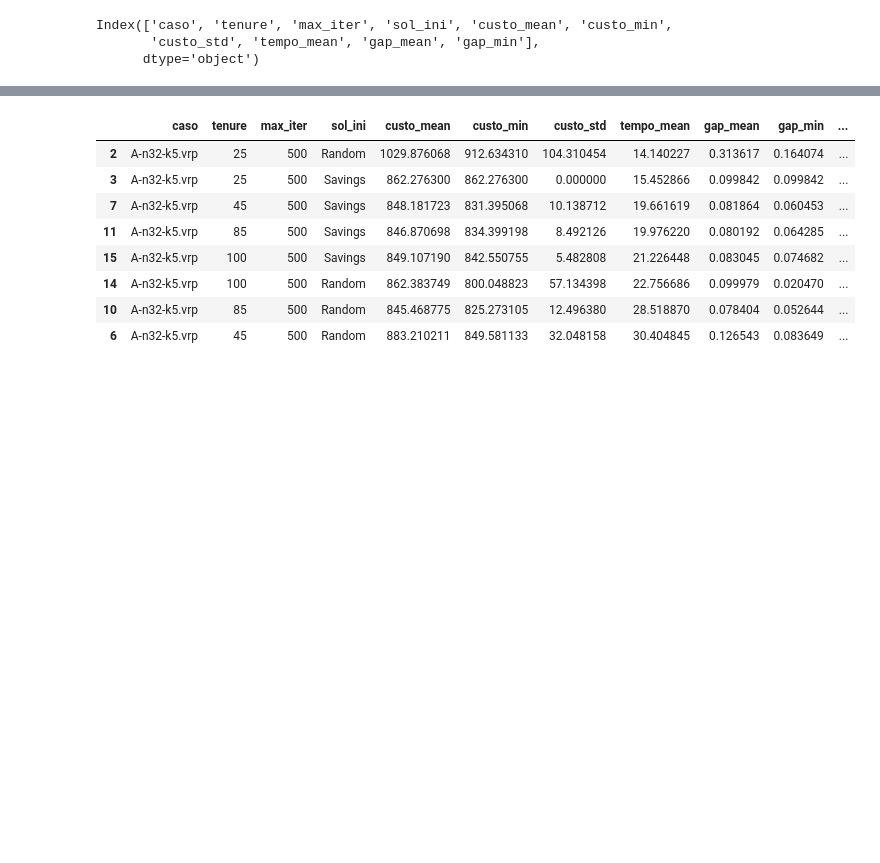
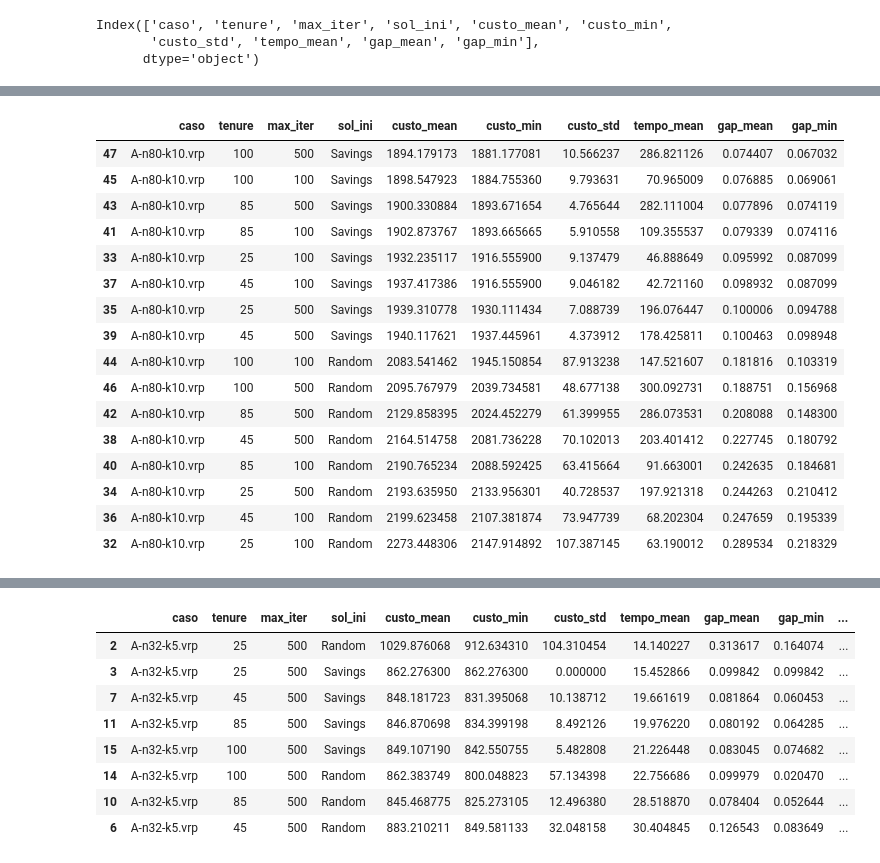
Before and after one commit to AHalic/tabu-search, a Jupyter notebook: log/log2_analysis.ipynb, the cells around one changed output, grey strips where cells are left out. Cells and saved outputs as stored; diff of their text form; code cells hidden in the pictures; blank space fills up the shorter version.

```diff
--- a/log/log2_analysis.ipynb
+++ b/log/log2_analysis.ipynb
@@ -77,0 +185,20 @@ casos_an32k5.sort_values('custo_min')
+# %%
+test_data3.loc[test_data3.caso == "A-n80-k10.vrp"].sort_values('gap_mean')
+# %% [output]
+|  | caso | tenure | max_iter | sol_ini | custo_mean | custo_min | custo_std | tempo_mean | gap_mean | gap_min |
+| 47 | A-n80-k10.vrp | 100 | 500 | Savings | 1894.179173 | 1881.177081 | 10.566237 | 286.821126 | 0.074407 | 0.067032 |
+| 45 | A-n80-k10.vrp | 100 | 100 | Savings | 1898.547923 | 1884.755360 | 9.793631 | 70.965009 | 0.076885 | 0.069061 |
+| 43 | A-n80-k10.vrp | 85 | 500 | Savings | 1900.330884 | 1893.671654 | 4.765644 | 282.111004 | 0.077896 | 0.074119 |
+| 41 | A-n80-k10.vrp | 85 | 100 | Savings | 1902.873767 | 1893.665665 | 5.910558 | 109.355537 | 0.079339 | 0.074116 |
+| 33 | A-n80-k10.vrp | 25 | 100 | Savings | 1932.235117 | 1916.555900 | 9.137479 | 46.888649 | 0.095992 | 0.087099 |
+| 37 | A-n80-k10.vrp | 45 | 100 | Savings | 1937.417386 | 1916.555900 | 9.046182 | 42.721160 | 0.098932 | 0.087099 |
+| 35 | A-n80-k10.vrp | 25 | 500 | Savings | 1939.310778 | 1930.111434 | 7.088739 | 196.076447 | 0.100006 | 0.094788 |
+| 39 | A-n80-k10.vrp | 45 | 500 | Savings | 1940.117621 | 1937.445961 | 4.373912 | 178.425811 | 0.100463 | 0.098948 |
+| 44 | A-n80-k10.vrp | 100 | 100 | Random | 2083.541462 | 1945.150854 | 87.913238 | 147.521607 | 0.181816 | 0.103319 |
+| 46 | A-n80-k10.vrp | 100 | 500 | Random | 2095.767979 | 2039.734581 | 48.677138 | 300.092731 | 0.188751 | 0.156968 |
+| 42 | A-n80-k10.vrp | 85 | 500 | Random | 2129.858395 | 2024.452279 | 61.399955 | 286.073531 | 0.208088 | 0.148300 |
+| 38 | A-n80-k10.vrp | 45 | 500 | Random | 2164.514758 | 2081.736228 | 70.102013 | 203.401412 | 0.227745 | 0.180792 |
+| 40 | A-n80-k10.vrp | 85 | 100 | Random | 2190.765234 | 2088.592425 | 63.415664 | 91.663001 | 0.242635 | 0.184681 |
+| 34 | A-n80-k10.vrp | 25 | 500 | Random | 2193.635950 | 2133.956301 | 40.728537 | 197.921318 | 0.244263 | 0.210412 |
+| 36 | A-n80-k10.vrp | 45 | 100 | Random | 2199.623458 | 2107.381874 | 73.947739 | 68.202304 | 0.247659 | 0.195339 |
+| 32 | A-n80-k10.vrp | 25 | 100 | Random | 2273.448306 | 2147.914892 | 107.387145 | 63.190012 | 0.289534 | 0.218329 |
```
Also changed, not shown: parts of 37 cells of this notebook, 1 other file.
